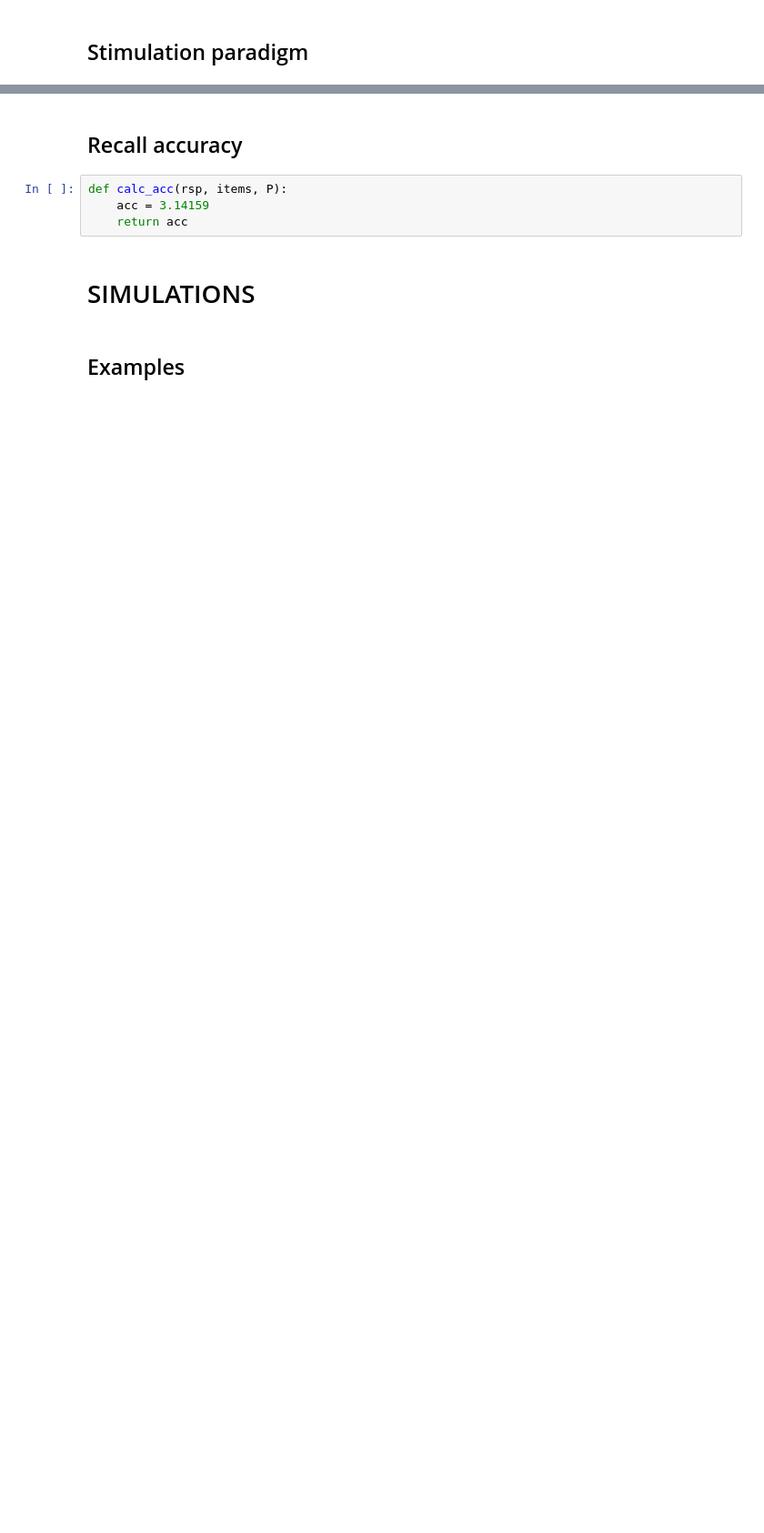
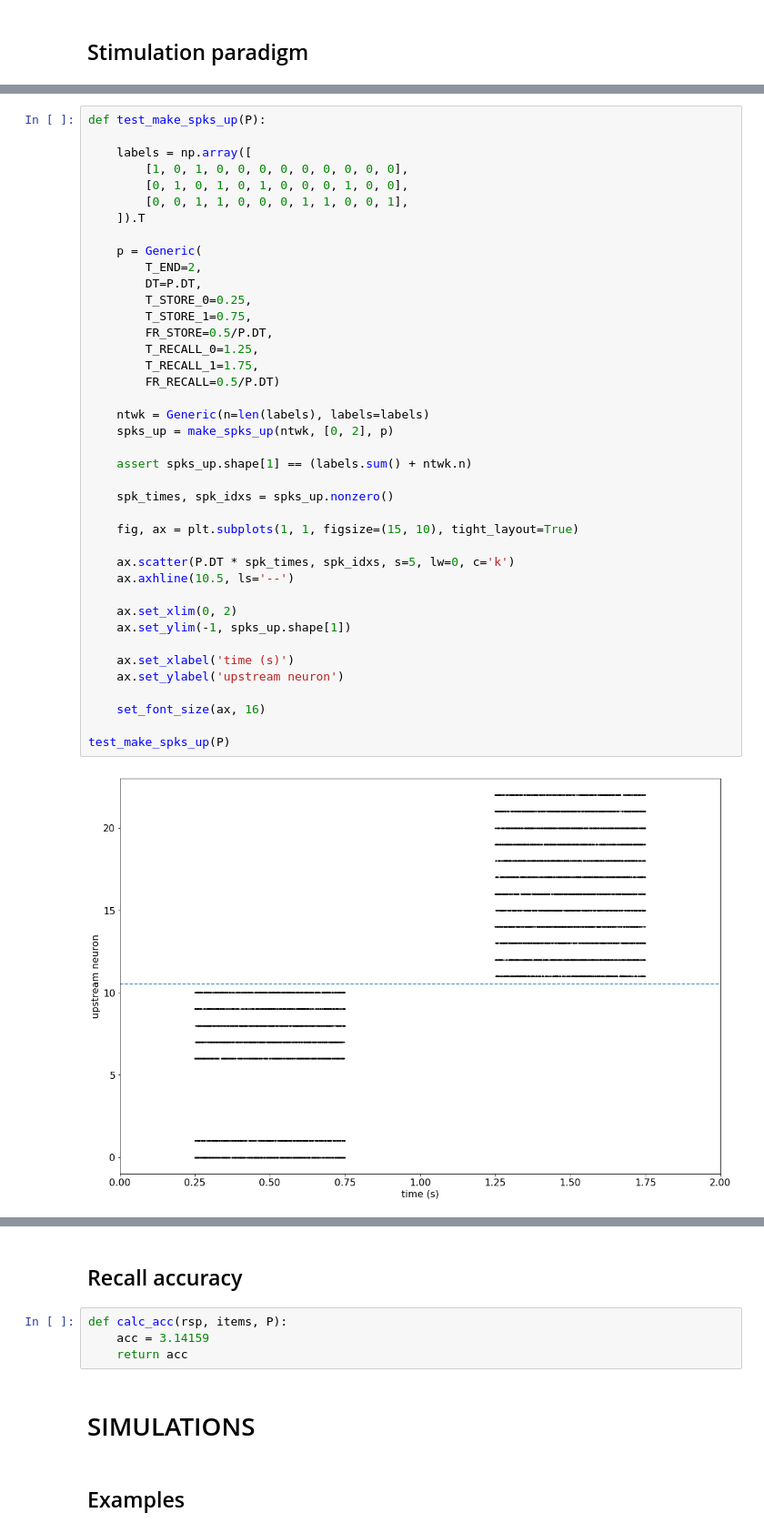
Before and after one commit to rkp8000/network_replay, a Jupyter notebook: 2_item_recall.ipynb, the cells around one changed output, grey strips where cells are left out. Shown at 91% size. Drawn from its saved outputs; the diff is of its cells as text; blank space fills up the shorter version.

```diff
--- a/2_item_recall.ipynb
+++ b/2_item_recall.ipynb
@@ -485,0 +559,42 @@ def make_spks_up(ntwk, items, P):
+# %%
+def test_make_spks_up(P):
+
+    labels = np.array([
+        [1, 0, 1, 0, 0, 0, 0, 0, 0, 0, 0, 0],
+        [0, 1, 0, 1, 0, 1, 0, 0, 0, 1, 0, 0],
+        [0, 0, 1, 1, 0, 0, 0, 1, 1, 0, 0, 1],
+    ]).T
+
+    p = Generic(
+        T_END=2,
+        DT=P.DT,
+        T_STORE_0=0.25,
+        T_STORE_1=0.75,
+        FR_STORE=0.5/P.DT,
+        T_RECALL_0=1.25,
+        T_RECALL_1=1.75,
+        FR_RECALL=0.5/P.DT)
+
+    ntwk = Generic(n=len(labels), labels=labels)
+    spks_up = make_spks_up(ntwk, [0, 2], p)
+
+    assert spks_up.shape[1] == (labels.sum() + ntwk.n)
+
+    spk_times, spk_idxs = spks_up.nonzero()
+
+    fig, ax = plt.subplots(1, 1, figsize=(15, 10), tight_layout=True)
+
+    ax.scatter(P.DT * spk_times, spk_idxs, s=5, lw=0, c='k')
+    ax.axhline(10.5, ls='--')
+
+    ax.set_xlim(0, 2)
+    ax.set_ylim(-1, spks_up.shape[1])
+
+    ax.set_xlabel('time (s)')
+    ax.set_ylabel('upstream neuron')
+
+    set_font_size(ax, 16)
+
+test_make_spks_up(P)
+# %% [output]
+[figure, added]
```
Also changed, not shown: parts of 25 cells of this notebook.
